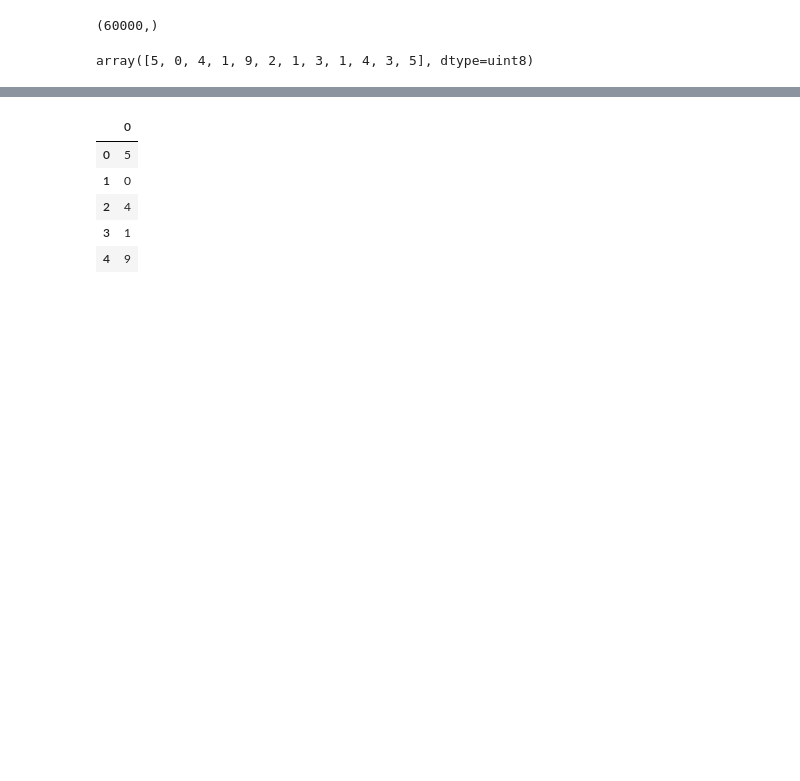
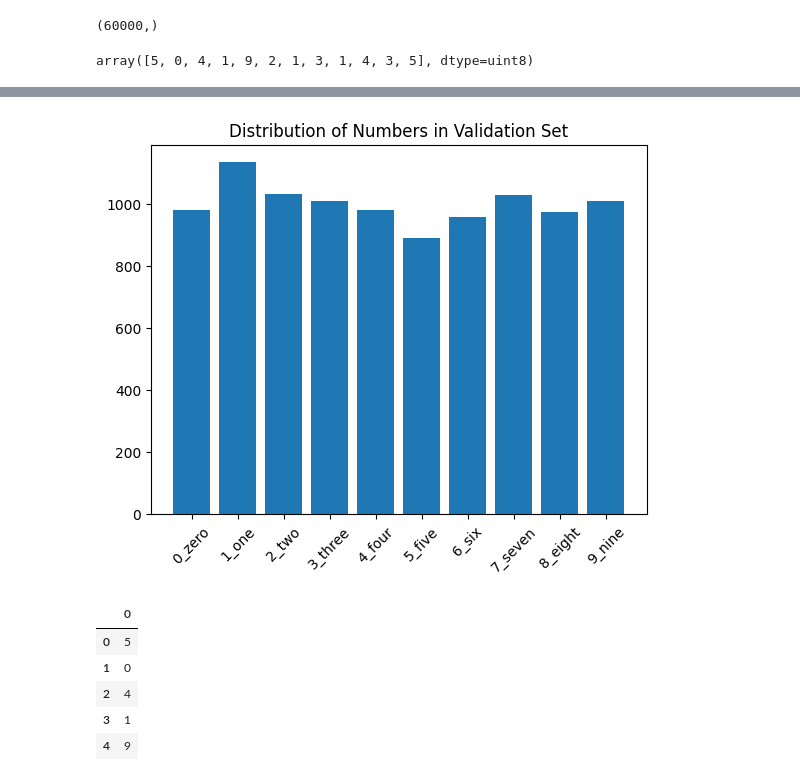
Before and after one commit to kb3k/odsc-followup-experiments, a Jupyter notebook: apr23-deeplearning-pytorch-tf-jonkrohn/shallow_net_in_tensorflow.ipynb, the cells around one changed output, grey strips where cells are left out. Cells and saved outputs as stored; diff of their text form; code cells hidden in the pictures; blank space fills up the shorter version.

Commit message:
adding shallownet code with bit to see the distribution

```diff
--- a/apr23-deeplearning-pytorch-tf-jonkrohn/shallow_net_in_tensorflow.ipynb
+++ b/apr23-deeplearning-pytorch-tf-jonkrohn/shallow_net_in_tensorflow.ipynb
@@ -84,3 +81,13 @@ df2.groupby(by='label').count()
+# %%
+dist_plot = plt.bar(height=list(df2.groupby(by='label').count().sort_values("label")[0].values),
+        x=list(df2.groupby(by='label').count().sort_values("label").index))
+
+plt.xticks(rotation=45)
+plt.title("Distribution of Numbers in Validation Set")
+
+plt.show()
+# %% [output]
+[figure, added]
 # %%
 df = pd.DataFrame(y_train)
 # %%
```
Also changed, not shown: parts of 13 cells of this notebook.
